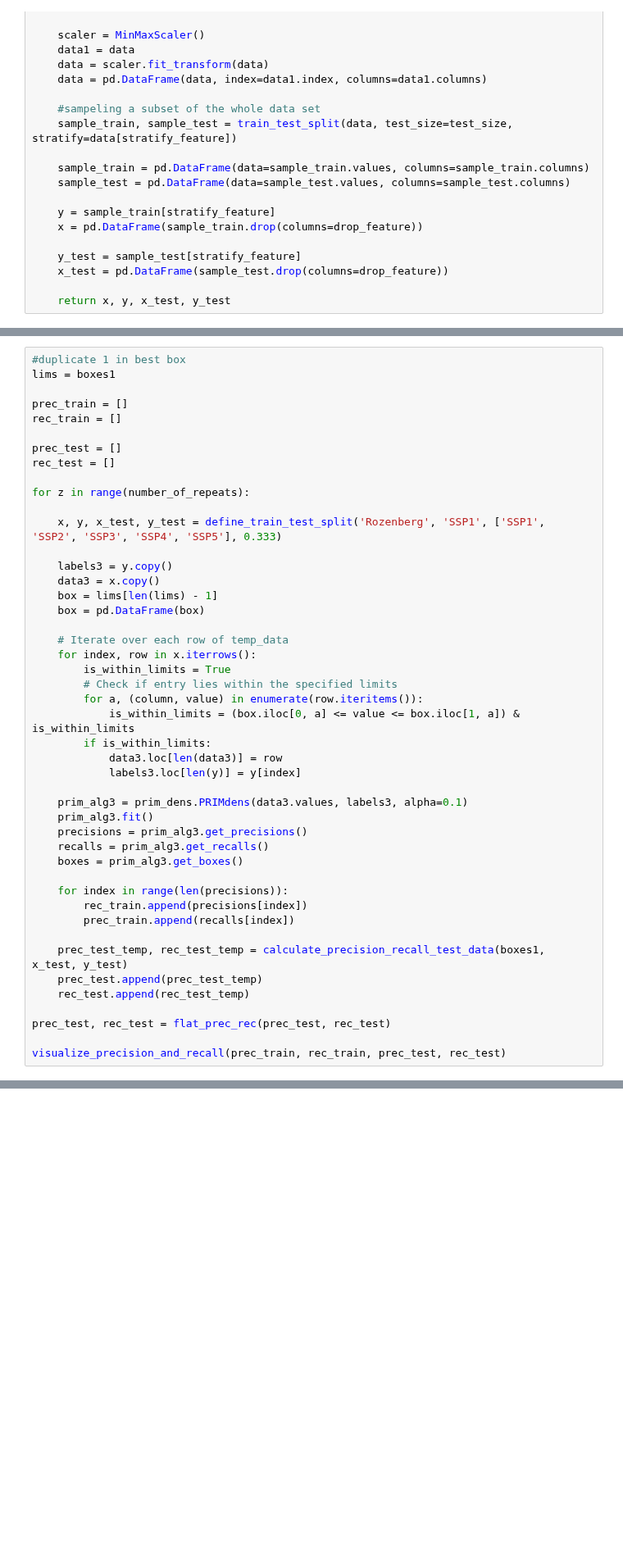
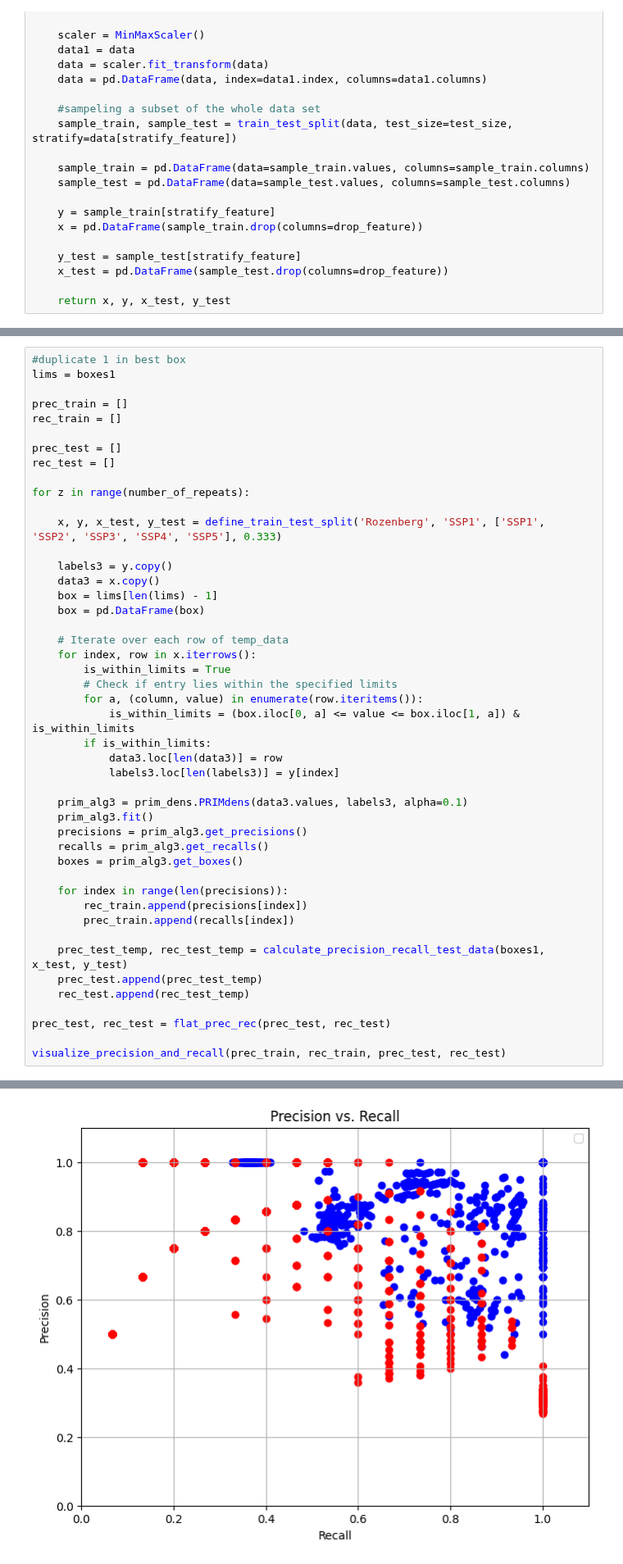
Before and after one commit to inagege/ImprovingSubgroupDiscovery, a Jupyter notebook: PRIM_Improvements/PRIM_Experiments_Prim_Improvements_TrainTestSplit.ipynb, the cells around one changed output, grey strips where cells are left out. Shown at 82% size. Cells and saved outputs as stored; diff of their text form; blank space fills up the shorter version.

```diff
--- a/PRIM_Improvements/PRIM_Experiments_Prim_Improvements_TrainTestSplit.ipynb
+++ b/PRIM_Improvements/PRIM_Experiments_Prim_Improvements_TrainTestSplit.ipynb
@@ -226,7 +225,7 @@ for z in range(number_of_repeats):
             is_within_limits = (box.iloc[0, a] <= value <= box.iloc[1, a]) & is_within_limits
         if is_within_limits:
             data3.loc[len(data3)] = row
-            labels3.loc[len(y)] = y[index]
+            labels3.loc[len(labels3)] = y[index]
 
     prim_alg3 = prim_dens.PRIMdens(data3.values, labels3, alpha=0.1)
     prim_alg3.fit()
@@ -250,3 +250,4 @@ IndexError: Boolean index has wrong length: 201 instead of 191
+[figure, added]
 # %%
 #duplicate 1 in best box
 lims = boxes1
```
Also changed, not shown: parts of 4 cells of this notebook, 3 other files.
